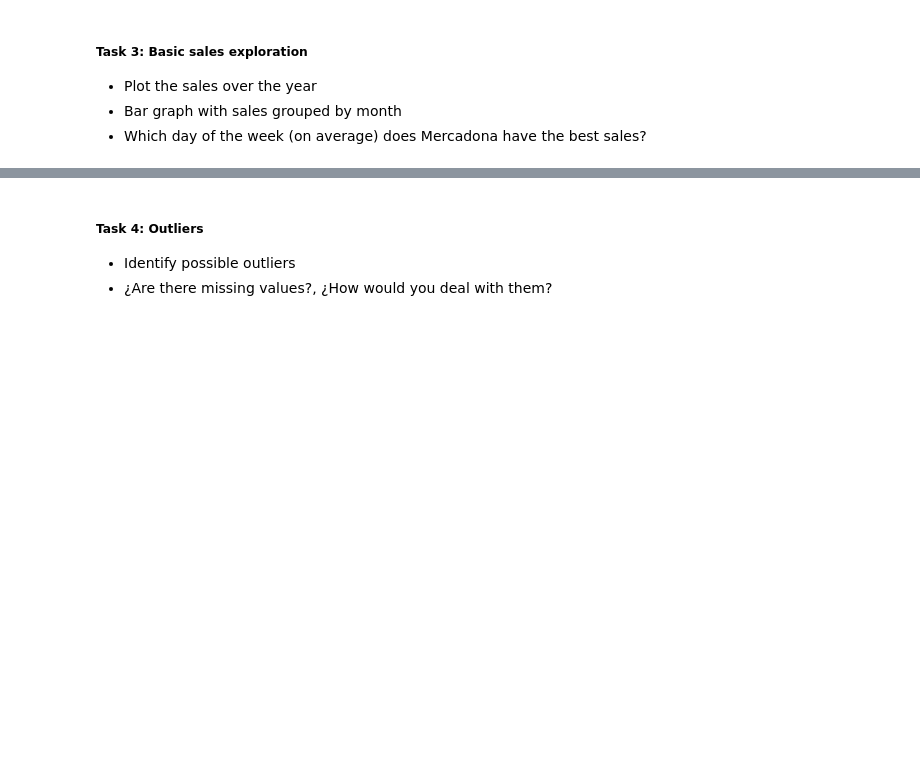
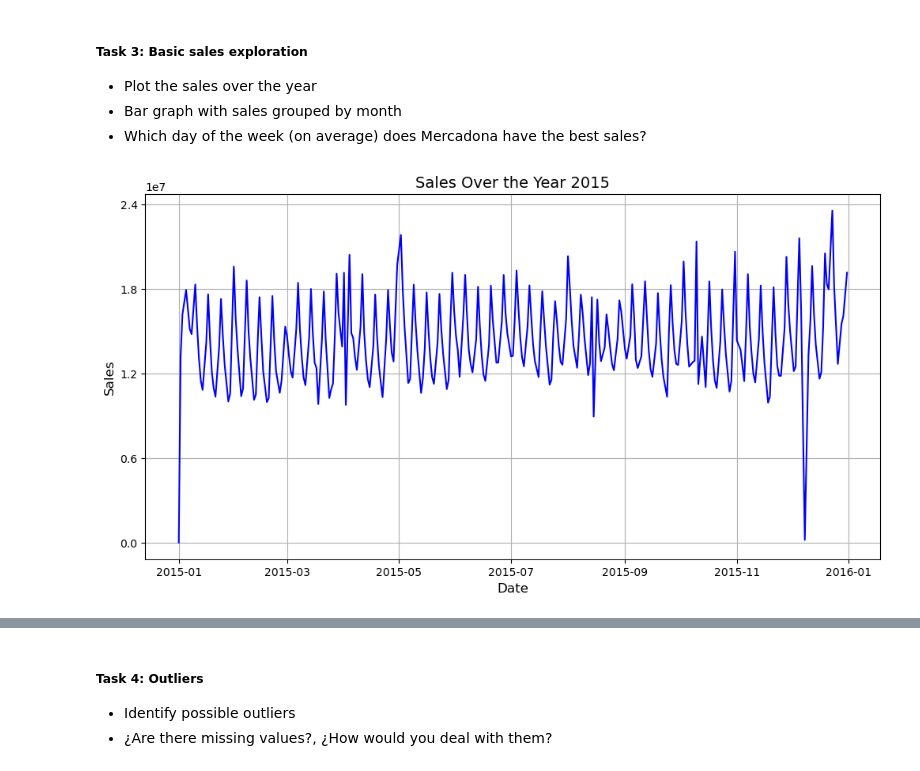
Before and after one commit to MartinezAgullo/TechChallenge_MercadonaIT, a Jupyter notebook: notebooks/1-data-preparation.ipynb, the cells around one changed output, grey strips where cells are left out. Saved outputs shown, nothing was run; the diff lists cells and outputs as text; code cells hidden in the pictures; blank space fills up the shorter version.

Commit message:
Start exercise 1 :: Data-preparation

```diff
--- a/notebooks/1-data-preparation.ipynb
+++ b/notebooks/1-data-preparation.ipynb
@@ -38,0 +43,5 @@ Your main objective in this notebook is to conduct a thorough exploratory analys
+# %%
+calendar_df = pd.read_csv("../data/calendar.csv", delimiter='|', skipinitialspace=True)
+ipc_history_df = pd.read_csv("../data/ipc_history.csv", delimiter='|', skipinitialspace=True)
+sales_train_df = pd.read_csv("../data/sales_train_dataset.csv", delimiter='|', skipinitialspace=True)
+sales_test_df = pd.read_csv("../data/sales_test_submission.csv", delimiter='|', skipinitialspace=True)
@@ -38,0 +50,5 @@ Your main objective in this notebook is to conduct a thorough exploratory analys
+# %%
+sales_train_df['DATE'] = pd.to_datetime(sales_train_df['DATE'])
+ipc_history_df['FEC_VENTA'] = pd.to_datetime(ipc_history_df['FEC_VENTA'])
+sales_train_df['DATE'] = pd.to_datetime(sales_train_df['DATE'])
+sales_test_df['DATE'] = pd.to_datetime(sales_test_df['DATE'])
@@ -38,0 +182,3 @@ Your main objective in this notebook is to conduct a thorough exploratory analys
+# %%
+sales_train_formatted_df['SALES_of_day'] = sales_train_formatted_df['SALES'].diff().fillna(sales_train_formatted_df['SALES'])
+sales_train_formatted_df[['DATE', 'SALES', 'SALES_of_day']].head()
@@ -45,0 +197,20 @@ Your main objective in this notebook is to conduct a thorough exploratory analys
+# %%
+# Ploting the sales over the tear for each year
+
+def plot_sales_by_year(df, year):
+    sales_year_df = df[df['DATE'].dt.year == year]
+
+    plt.figure(figsize=(12, 6))
+    plt.plot(sales_year_df['DATE'], sales_year_df['SALES'], color='blue')
+    plt.title(f'Sales Over the Year {year}', fontsize=14)
+    plt.xlabel('Date', fontsize=12)
+    plt.ylabel('Sales', fontsize=12)
+
+    plt.gca().yaxis.set_major_locator(mticker.MaxNLocator(nbins=5, integer=True))  # Reduces the number of ticks to 5
+
+    plt.grid(True)
+    plt.show()
+# %%
+plot_sales_by_year(sales_train_formatted_df, 2015)
+# %% [output]
+[figure, added]
```
Also changed, not shown: parts of 24 cells of this notebook.
